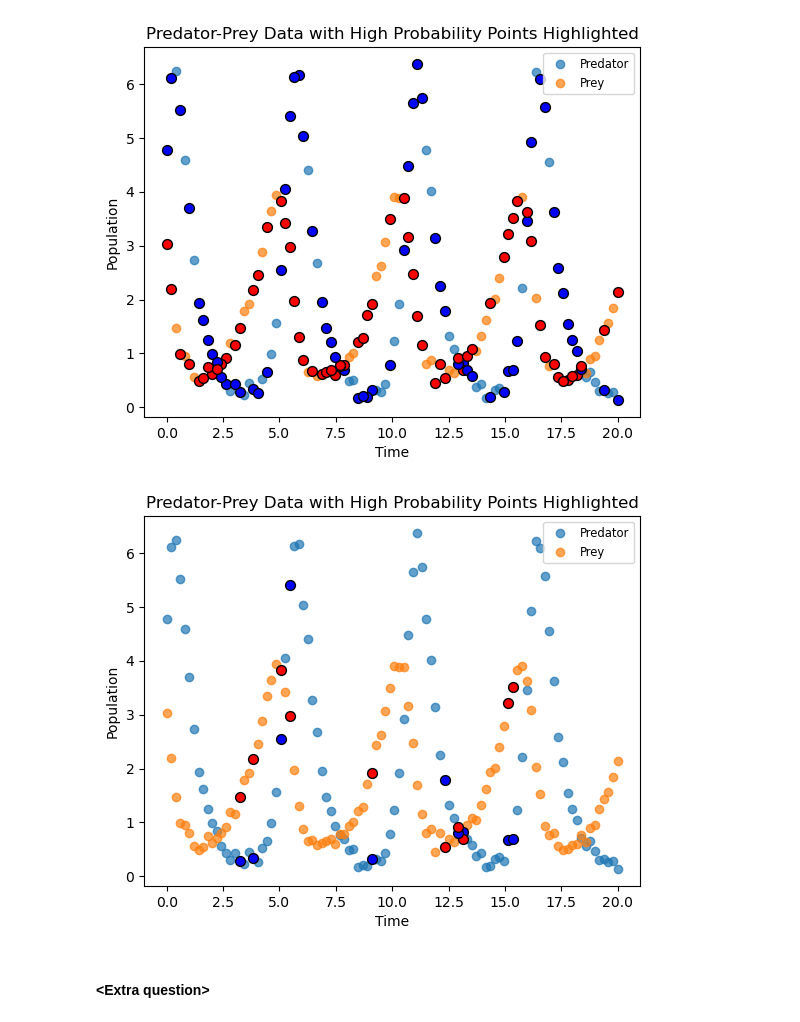
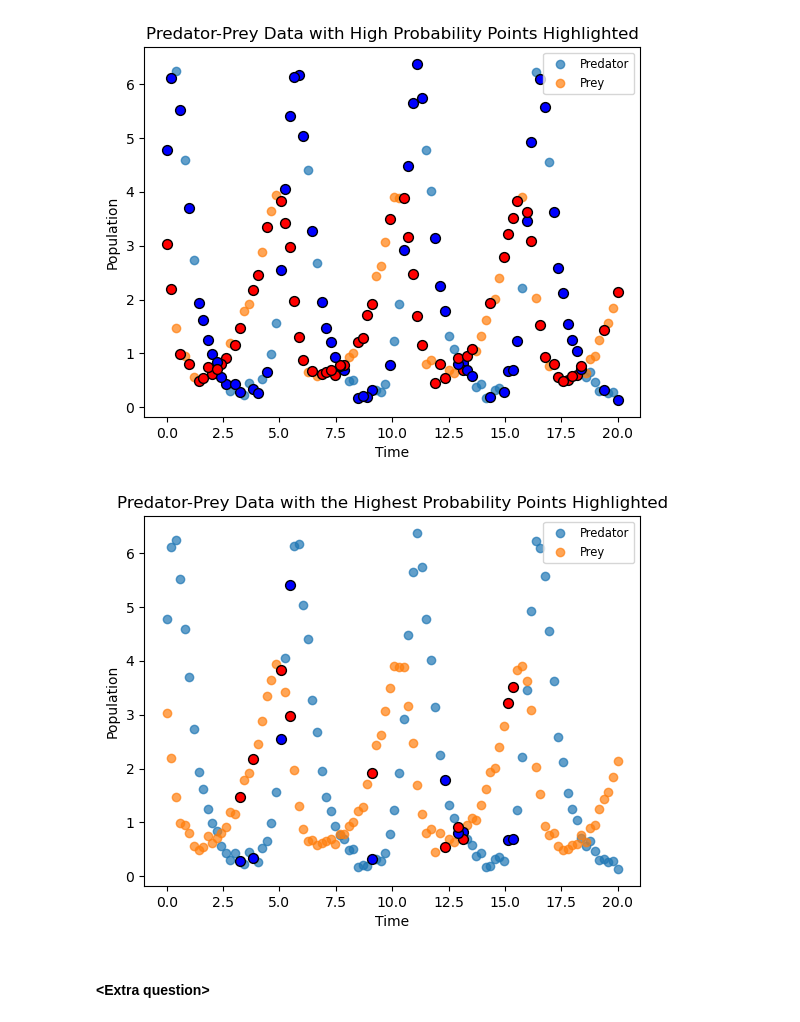
Before and after one commit to jonas4climate/ss-assignment-3, a Jupyter notebook: CalvinLaw_11306734_RaymondZhang_14865904_JonasSchaefer_14039982_3.ipynb, the cells around one changed output. Cells and saved outputs as stored; diff of their text form; code cells hidden in the pictures.

Commit message:
Fixed small plot mistakes 2

```diff
--- a/CalvinLaw_11306734_RaymondZhang_14865904_JonasSchaefer_14039982_3.ipynb
+++ b/CalvinLaw_11306734_RaymondZhang_14865904_JonasSchaefer_14039982_3.ipynb
@@ -510,22 +510,22 @@ plt.show()
 # %%
 n_highlight = 10
 
 # Plot the original data
 plt.scatter(DATA['t'], DATA['x'], label='Predator', alpha=0.7)
 plt.scatter(DATA['t'], DATA['y'], label='Prey', alpha=0.7)
 
 # Highlight the points with highest probability
 for idx in high_probability_indices:
     plt.scatter(DATA.loc[idx, 't'], DATA.loc[idx, 'x'], color='blue', edgecolor='black', s=50 )
     plt.scatter(DATA.loc[idx, 't'], DATA.loc[idx, 'y'], color='red', edgecolor='black', s=50 )
 
 plt.xlabel('Time')
 plt.ylabel('Population')
-plt.title('Predator-Prey Data with High Probability Points Highlighted')
+plt.title('Predator-Prey Data with the Highest Probability Points Highlighted')
 plt.legend(loc = "upper right", fontsize = 'small')
 plt.savefig('media/high_probability_points_plot.png')
 plt.show()
 # %% [output]
-[figure, old version]
+[figure, new version]
 # %% [markdown]
 #### \<Extra question\>
```
Also changed, not shown: parts of 1 cell of this notebook.
